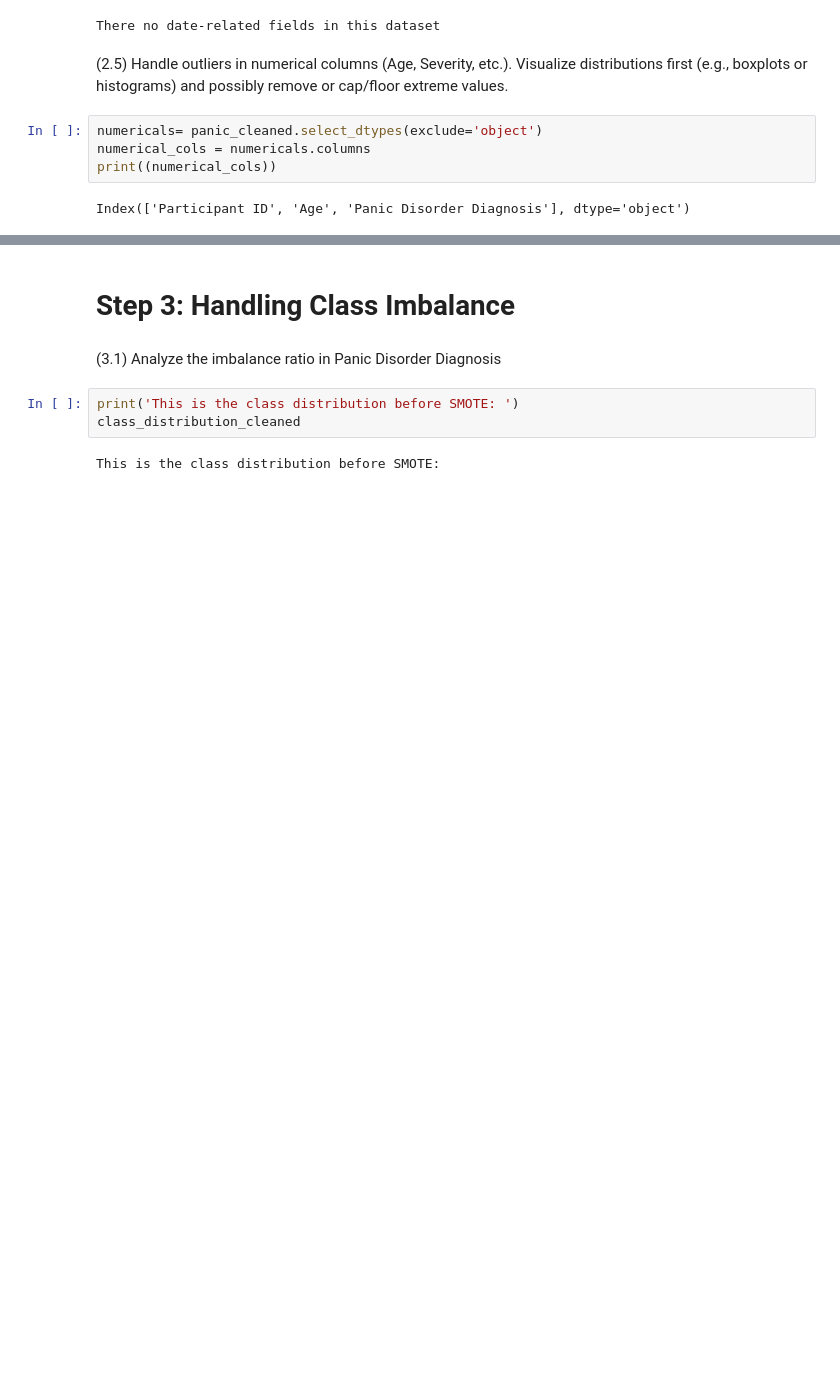
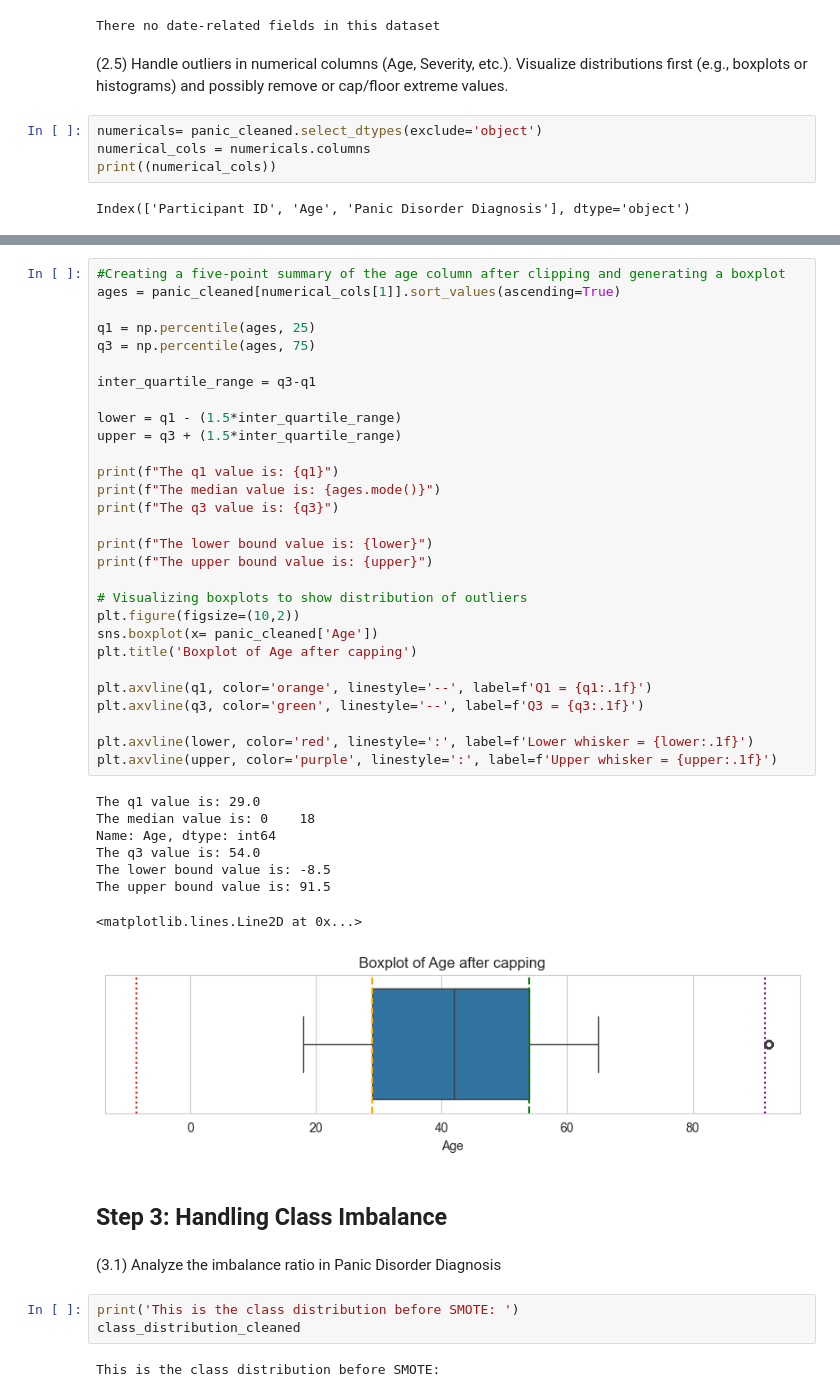
Before and after one commit to junaid9248/COSC-5610_Data-Mining, a Jupyter notebook: Final project/final_project.ipynb, the cells around one changed output, grey strips where cells are left out. Cells and saved outputs as stored; diff of their text form; blank space fills up the shorter version.

```diff
--- a/Final project/final_project.ipynb
+++ b/Final project/final_project.ipynb
@@ -387,5 +401,43 @@ panic_cleaned.head(5)
+# %%
+#Creating a five-point summary of the age column after clipping and generating a boxplot
+ages = panic_cleaned[numerical_cols[1]].sort_values(ascending=True)
+
+q1 = np.percentile(ages, 25)
+q3 = np.percentile(ages, 75)
+
+inter_quartile_range = q3-q1
+
+lower = q1 - (1.5*inter_quartile_range)
+upper = q3 + (1.5*inter_quartile_range)
+
+print(f"The q1 value is: {q1}")
+print(f"The median value is: {ages.mode()}")
+print(f"The q3 value is: {q3}")
+
+print(f"The lower bound value is: {lower}")
+print(f"The upper bound value is: {upper}")
+
+# Visualizing boxplots to show distribution of outliers
+plt.figure(figsize=(10,2))
+sns.boxplot(x= panic_cleaned['Age'])
+plt.title('Boxplot of Age after capping')
+
+plt.axvline(q1, color='orange', linestyle='--', label=f'Q1 = {q1:.1f}')
+plt.axvline(q3, color='green', linestyle='--', label=f'Q3 = {q3:.1f}')
+
+plt.axvline(lower, color='red', linestyle=':', label=f'Lower whisker = {lower:.1f}')
+plt.axvline(upper, color='purple', linestyle=':', label=f'Upper whisker = {upper:.1f}')
+# %% [output]
+The q1 value is: 29.0
+The median value is: 0    18
+Name: Age, dtype: int64
+The q3 value is: 54.0
+The lower bound value is: -8.5
+The upper bound value is: 91.5
+<matplotlib.lines.Line2D at 0x...>
+[figure, added]
 # %% [markdown]
-# Step 3: Handling Class Imbalance
+## Step 3: Handling Class Imbalance
 # %% [markdown]
 (3.1) Analyze the imbalance ratio in Panic Disorder Diagnosis
 # %%
```
Also changed, not shown: parts of 19 cells of this notebook.
